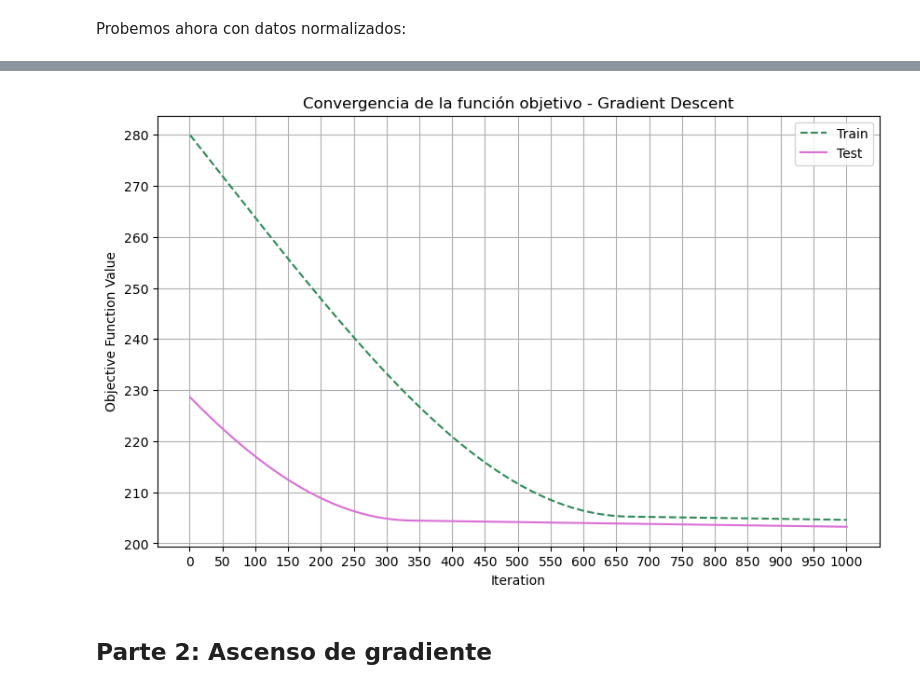
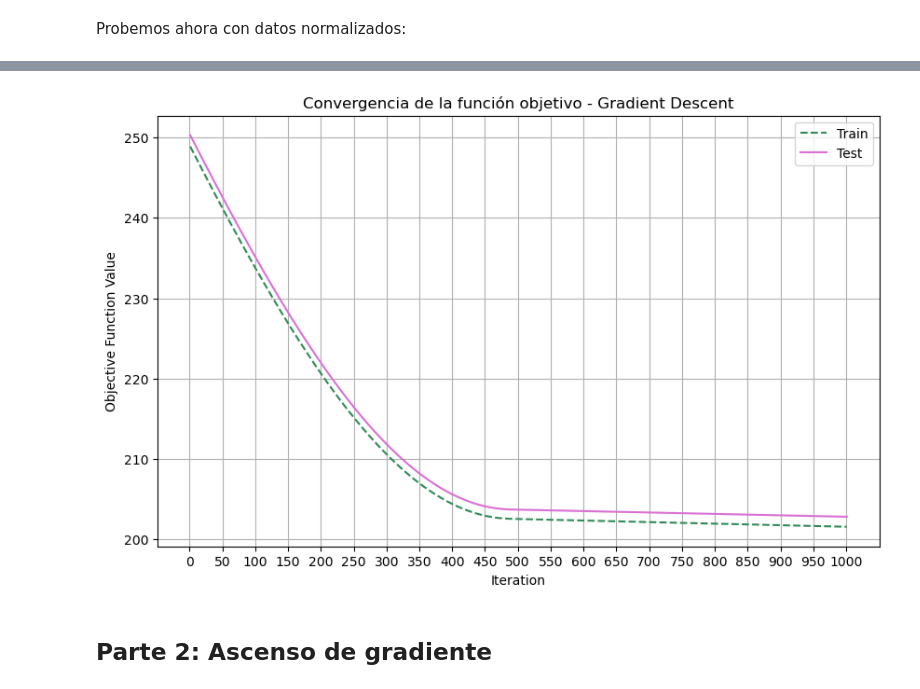
Before and after one commit to seremare9/TP2metodos, a Jupyter notebook: gd.ipynb, the cells around one changed output, grey strips where cells are left out. Drawn from its saved outputs; the diff is of its cells as text; code cells hidden in the pictures.

```diff
--- a/gd.ipynb
+++ b/gd.ipynb
@@ -187,7 +187,7 @@ TOLERANCIA = 1e-8
 def gradient_descent(w, b, imagenes, diagnosticos, alpha, normalizar):
 
   if normalizar:
-    imagenes = imagenes / np.max(imagenes)
+    imagenes = imagenes / 255.0
 
   iter  = 0
   valores_loss = []
@@ -238,16 +238,21 @@ b = np.random.uniform(-1, 1) * 0.01
 alpha = 1e-7
 normalizar = False
 
-w_optimo, b_optimo, valores_loss_train, accuracy_train = gradient_descent(w, b, i_train, d_train, alpha, normalizar)
+w_no_norm_train, b_no_norm_train, loss_no_norm_train, accuracy_no_norm_train = gradient_descent(w, b, i_train, d_train, alpha, normalizar)
+w_no_norm_test, b_no_norm_test, loss_no_norm_test, accuracy_no_norm_test = gradient_descent(w, b, i_test, d_test, alpha, normalizar)
+
+normalizar = True
+w_norm_train, b_norm_train, loss_norm_train, accuracy_norm_train = gradient_descent(w, b, i_train, d_train, alpha, normalizar)
+w_norm_test, b_norm_test, loss_norm_test, accuracy_norm_test = gradient_descent(w, b, i_test, d_test, alpha, normalizar)
 
 # Cálculo de TP, TN, FP y FN para ENTRENAMIENTO
 
-z = i_train @ w_optimo + b_optimo
-y_hat = (np.tanh(z) + 1) / 2
-y_hat_labels = (y_hat >= 0.5).astype(int)
-d_true = d_train.astype(int)
+# z = i_train @ w_optimo + b_optimo
+# y_hat = (np.tanh(z) + 1) / 2
+# y_hat_labels = (y_hat >= 0.5).astype(int)
+# d_true = d_train.astype(int)
 
-TP_desc_train = np.sum((y_hat_labels == 1) & (d_true == 1))
-TN_desc_train = np.sum((y_hat_labels == 0) & (d_true == 0))
-FP_desc_train = np.sum((y_hat_labels == 1) & (d_true == 0))
-FN_desc_train = np.sum((y_hat_labels == 0) & (d_true == 1))
+# TP_desc_train = np.sum((y_hat_labels == 1) & (d_true == 1))
+# TN_desc_train = np.sum((y_hat_labels == 0) & (d_true == 0))
+# FP_desc_train = np.sum((y_hat_labels == 1) & (d_true == 0))
+# FN_desc_train = np.sum((y_hat_labels == 0) & (d_true == 1))
@@ -476,21 +441,21 @@ plt.show()
 # %%
 plt.figure(figsize=(10, 6))
 
-plt.plot(np.arange(1, len(valores_loss_train) + 1), valores_loss_train, linestyle='--', color='seagreen', label='Train')
+plt.plot(np.arange(1, len(loss_no_norm_train) + 1), loss_no_norm_train, linestyle='--', color='seagreen', label='Train')
 
-plt.plot(np.arange(1, len(valores_loss_test) + 1), valores_loss_test, linestyle='-', color='orchid', label='Test')
+plt.plot(np.arange(1, len(loss_no_norm_test) + 1), loss_no_norm_test, linestyle='-', color='orchid', label='Test')
 
-tick_interval = max(1, len(valores_loss_train) // 20)
-plt.xticks(np.arange(0, len(valores_loss_train) + 1, step=tick_interval))
+tick_interval = max(1, len(loss_no_norm_train) // 20)
+plt.xticks(np.arange(0, len(loss_no_norm_train) + 1, step=tick_interval))
 
 plt.xlabel('Iteration')
 plt.ylabel('Objective Function Value')
 plt.title('Convergencia de la función objetivo - Gradient Descent')
 plt.grid(True)
 plt.legend()
 plt.show()
 # %% [output]
-[figure, old version]
+[figure, new version]
 # %% [markdown]
 ## Parte 2: Ascenso de gradiente
 # %% [markdown]
```
Also changed, not shown: parts of 14 cells of this notebook.
